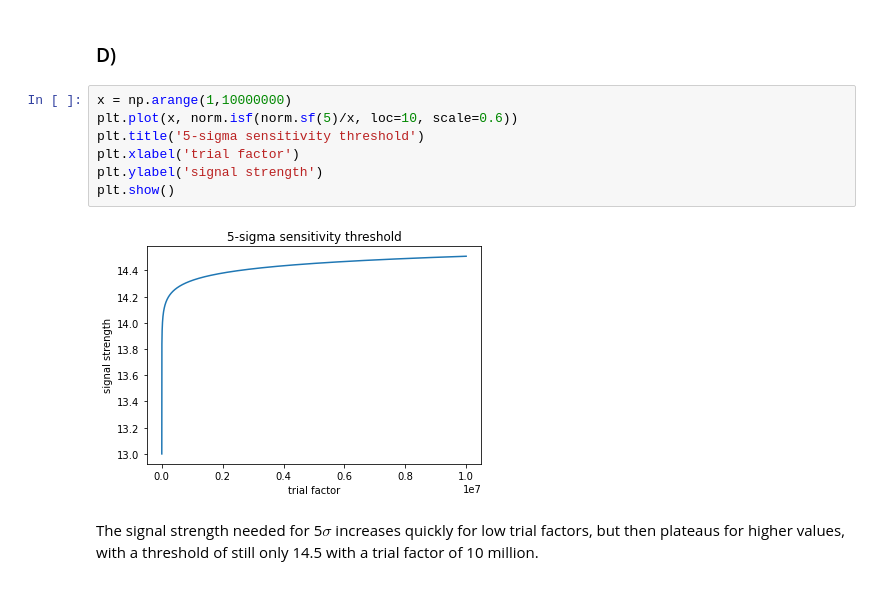
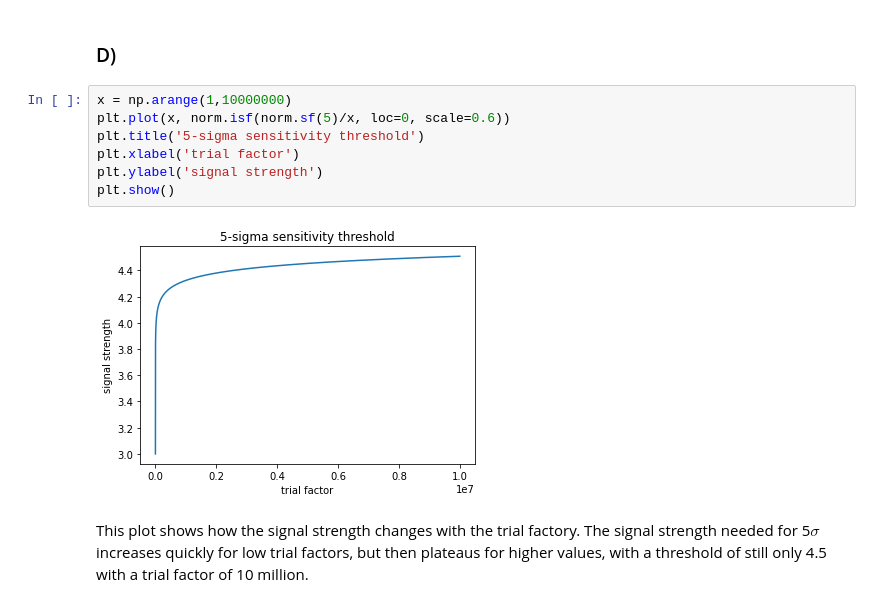
Before and after one commit to pgwart/PHYS434, a Jupyter notebook: lab2.ipynb, the cells around one changed output. Drawn from its saved outputs; the diff is of its cells as text.

```diff
--- a/lab2.ipynb
+++ b/lab2.ipynb
@@ -233,12 +235,12 @@ The signal only needs to be 0.930, or ~7%, brighter with a trial factor of 10k.
 ### D)
 # %%
 x = np.arange(1,10000000)
-plt.plot(x, norm.isf(norm.sf(5)/x, loc=10, scale=0.6))
+plt.plot(x, norm.isf(norm.sf(5)/x, loc=0, scale=0.6))
 plt.title('5-sigma sensitivity threshold')
 plt.xlabel('trial factor')
 plt.ylabel('signal strength')
 plt.show()
 # %% [output]
-[figure, old version]
+[figure, new version]
 # %% [markdown]
-The signal strength needed for 5$\sigma$ increases quickly for low trial factors, but then plateaus for higher values, with a threshold of still only 14.5 with a trial factor of 10 million.
+This plot shows how the signal strength changes with the trial factory. The signal strength needed for 5$\sigma$ increases quickly for low trial factors, but then plateaus for higher values, with a threshold of still only 4.5 with a trial factor of 10 million.
```
Also changed, not shown: parts of 4 cells of this notebook.
